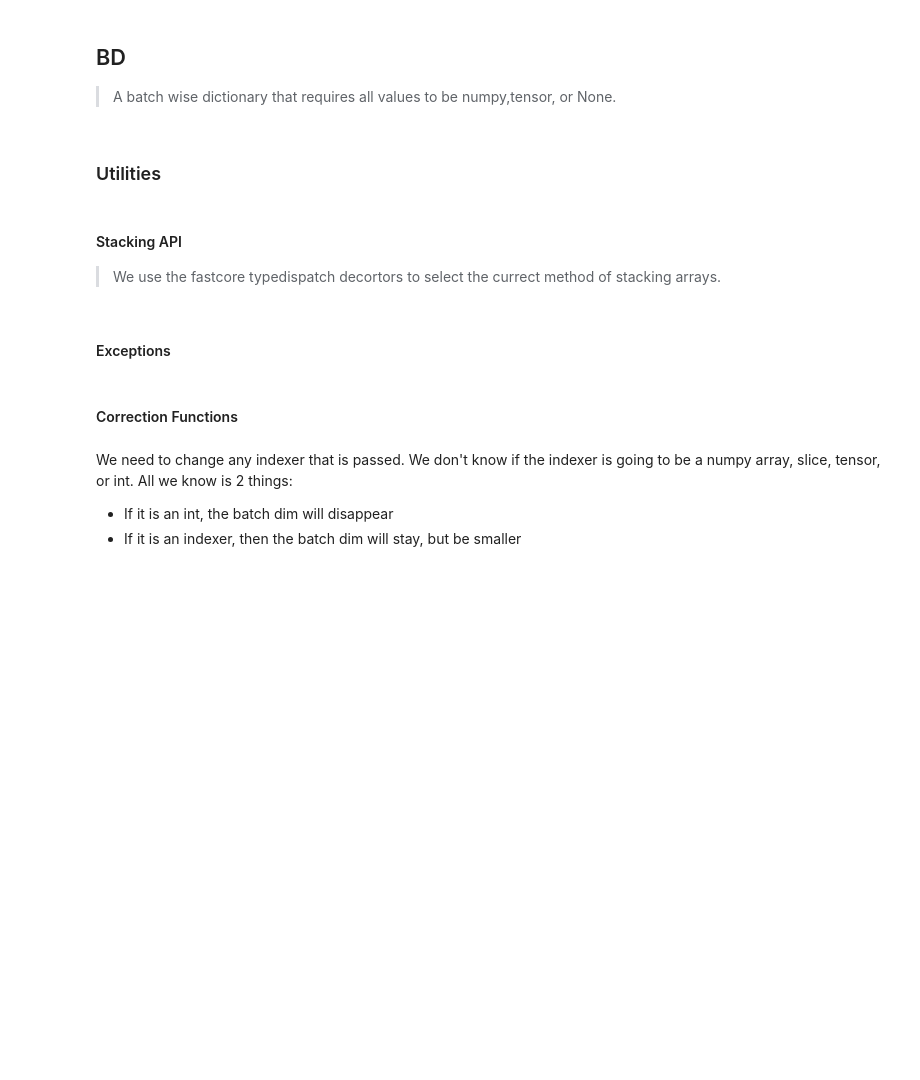
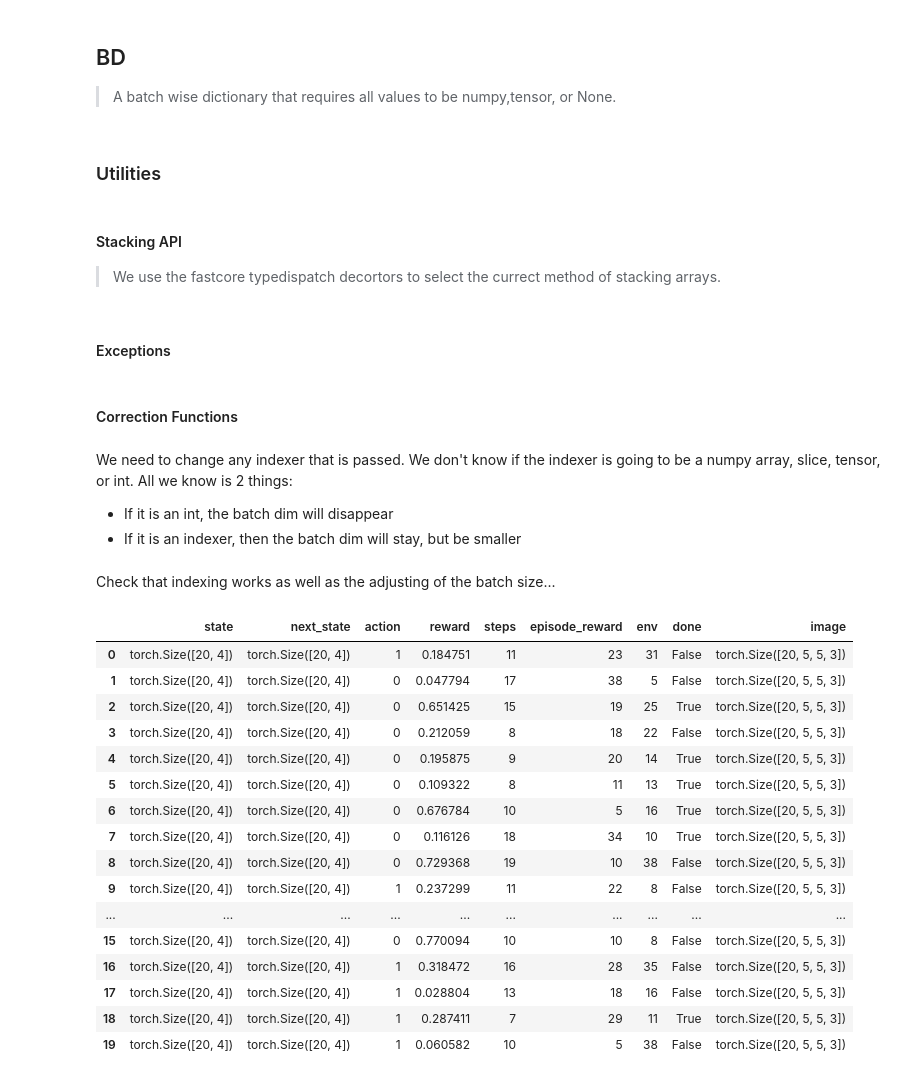
Before and after one commit to josiahls/fast-reinforcement-learning-2, a Jupyter notebook: nbs/00_core.ipynb, the cells around one changed output. Drawn from its saved outputs; the diff is of its cells as text; code cells hidden in the pictures; blank space fills up the shorter version.

```diff
--- a/nbs/00_core.ipynb
+++ b/nbs/00_core.ipynb
@@ -114,15 +114,15 @@ def stack(a:(np.array,np.ndarray),b:(np.array,np.ndarray)): return np.vstack((a,
 # export
 class BDTypeError(Exception):
     def __init__(self,k,v):
-        self.message=f'Key:{k} has value {type(v)} when it should have type Tensor, np.ndarray, or None'
+        self.message=f'Key:{k} has value {type(v)} when it should have type Tensor, or None'
         super().__init__(self.message)
     @classmethod
     def check(cls,d:dict,strict=False):
         for k,v in d.items():
             if isinstance(k,int): raise TypeError(f'{k} cannot be an int since ints can be used to index.')
-            types=(np.ndarray,NoneType)
-            if not strict:types=(*types,list,L,Tensor)
-            if not isinstance(v,(list,L,Tensor,np.ndarray,NoneType)): raise cls(k,v)
+            types=(Tensor,NoneType)
+            if not strict:types=(*types,list,L,np.ndarray,Tensor)
+            if not isinstance(v,types): raise cls(k,v)
 
 class BDBatchSizeError(Exception):
     def __init__(self,k,v,bs):
@@ -145,31 +145,39 @@ class BDKeyMisMatchError(Exception):
 #### Correction Functions
 # %%
 # export
-def list2tensor(l:(L,list)): return tensor(l) if not isinstance(l,np.ndarray) else l
+def list2tensor(l:(L,list,np.ndarray)): return tensor(l) if not isinstance(l,Tensor) else l
 @typedispatch
 def batch_dim(o:Tensor,bs=1): return o.unsqueeze(0) if len(o.shape)<2 or o.shape[0]>bs else o
-@typedispatch
-def batch_dim(o:np.ndarray,bs=1): return np.expand_dims(o,0) if len(o.shape)<2 or o.shape[0]>bs else o
 # %%
 # export
+def tensor2shape(k,t:Tensor,bs):
+    return {
+        k:t.numpy().reshape(-1,) if len(t.shape)==2 and t.shape[1]==1 else [str(t.shape)]*bs
+    }
+
+def tensor2mu(k,t:Tensor,bs):
+    return {f'{k}_mu':t.reshape(bs,-1).double().mean(axis=1)}
+
 class BD(D):
     def __init__(self,*args,bd_batch_size=1,**kwargs):
-        "Converts listy values to tensors, and keep np.ndarray and tensor values. Adds batch dims and validates them."
+        "Converts listy values to tensors. Adds batch dims and validates them."
+        if args and isinstance(args[0],type(self)):bd_batch_size=None
         super().__init__(*args,**kwargs)
-        self.bd_batch_size=ifnone(bd_batch_size,self.bs)
+        self.bd_batch_size=ifnone(bd_batch_size,self.bs())
         BDTypeError.check(self)
         if not self.mapping:
             self.update(self.mapv(list2tensor).mapv(batch_dim,bs=self.bd_batch_size))
             self.mapping=False
         BDTypeError.check(self,strict=True)
         if not self.mapping: BDBatchSizeError.check(self)
-    @property
+
     def bs(self):
+        "Return the batch size of `BD` assuming all values have same batch size."
         if len(self.values())==0: return 0
         return dict(self).popitem()[1].shape[0]
 
     def __getitem__(self,o):
-        if isinstance(o,int) or is_listy(o):
+        if isinstance(o,int) or is_listy(o) or isinstance(o,Tensor):
             bs=1 if isinstance(o,int) else None
             return BD({k:self[k][o] for k in self},bd_batch_size=bs)
         return super().__getitem__(o)
@@ -178,6 +186,15 @@ class BD(D):
         BDKeyMisMatchError.check(self,o)
         return BD({k:stack(self[k],o[k]) for k in self},
                   bd_batch_size=self.bd_batch_size+o.bd_batch_size)
+
+    @delegates(pd.DataFrame)
+    def pandas(self,mu=False,**kwargs):
+        "Turns a `BD` into a pandas Dataframe optionally showing `mu` of values."
+        bs=self.bs()
+        return pd.DataFrame(merge(
+            *tuple(tensor2shape(k,v,bs) for k,v in self.items()),
+            *(tuple(tensor2mu(k,v,bs) for k,v in self.items()) if mu else ())
+        ),**kwargs)
 # %% [markdown]
 We need to change any indexer that is passed. We don't know if the indexer is going to
 be a numpy array, slice, tensor, or int.
@@ -198,4 +215,6 @@ step_f=lambda: {'state':np.random.rand(4,),'next_state':torch.rand(4,),
 
 test_d=sum((BD(step_f()) for _ in range(19)),BD(step_f()))
 test_eq(test_d.bd_batch_size,20)
+# %% [markdown]
+Check that indexing works as well as the adjusting of the batch size...
 # %%
@@ -203,2 +222,22 @@ test_eq(type(test_d['state']),np.ndarray)
 test_eq(type(test_d[5]),BD)
 test_eq(test_d[5:8].bd_batch_size,3)
+# %%
+test_d.pandas()
+# %% [output]
+|  | state | next_state | action | reward | steps | episode_reward | env | done | image |
+| 0 | torch.Size([20, 4]) | torch.Size([20, 4]) | 1 | 0.184751 | 11 | 23 | 31 | False | torch.Size([20, 5, 5, 3]) |
+| 1 | torch.Size([20, 4]) | torch.Size([20, 4]) | 0 | 0.047794 | 17 | 38 | 5 | False | torch.Size([20, 5, 5, 3]) |
+| 2 | torch.Size([20, 4]) | torch.Size([20, 4]) | 0 | 0.651425 | 15 | 19 | 25 | True | torch.Size([20, 5, 5, 3]) |
+| 3 | torch.Size([20, 4]) | torch.Size([20, 4]) | 0 | 0.212059 | 8 | 18 | 22 | False | torch.Size([20, 5, 5, 3]) |
+| 4 | torch.Size([20, 4]) | torch.Size([20, 4]) | 0 | 0.195875 | 9 | 20 | 14 | True | torch.Size([20, 5, 5, 3]) |
+| 5 | torch.Size([20, 4]) | torch.Size([20, 4]) | 0 | 0.109322 | 8 | 11 | 13 | True | torch.Size([20, 5, 5, 3]) |
+| 6 | torch.Size([20, 4]) | torch.Size([20, 4]) | 0 | 0.676784 | 10 | 5 | 16 | True | torch.Size([20, 5, 5, 3]) |
+| 7 | torch.Size([20, 4]) | torch.Size([20, 4]) | 0 | 0.116126 | 18 | 34 | 10 | True | torch.Size([20, 5, 5, 3]) |
+| 8 | torch.Size([20, 4]) | torch.Size([20, 4]) | 0 | 0.729368 | 19 | 10 | 38 | False | torch.Size([20, 5, 5, 3]) |
+| 9 | torch.Size([20, 4]) | torch.Size([20, 4]) | 1 | 0.237299 | 11 | 22 | 8 | False | torch.Size([20, 5, 5, 3]) |
+| ... | ... | ... | ... | ... | ... | ... | ... | ... | ... |
+| 15 | torch.Size([20, 4]) | torch.Size([20, 4]) | 0 | 0.770094 | 10 | 10 | 8 | False | torch.Size([20, 5, 5, 3]) |
+| 16 | torch.Size([20, 4]) | torch.Size([20, 4]) | 1 | 0.318472 | 16 | 28 | 35 | False | torch.Size([20, 5, 5, 3]) |
+| 17 | torch.Size([20, 4]) | torch.Size([20, 4]) | 1 | 0.028804 | 13 | 18 | 16 | False | torch.Size([20, 5, 5, 3]) |
+| 18 | torch.Size([20, 4]) | torch.Size([20, 4]) | 1 | 0.287411 | 7 | 29 | 11 | True | torch.Size([20, 5, 5, 3]) |
+| 19 | torch.Size([20, 4]) | torch.Size([20, 4]) | 1 | 0.060582 | 10 | 5 | 38 | False | torch.Size([20, 5, 5, 3]) |
```
Also changed, not shown: parts of 3 cells of this notebook, 9 other files.
